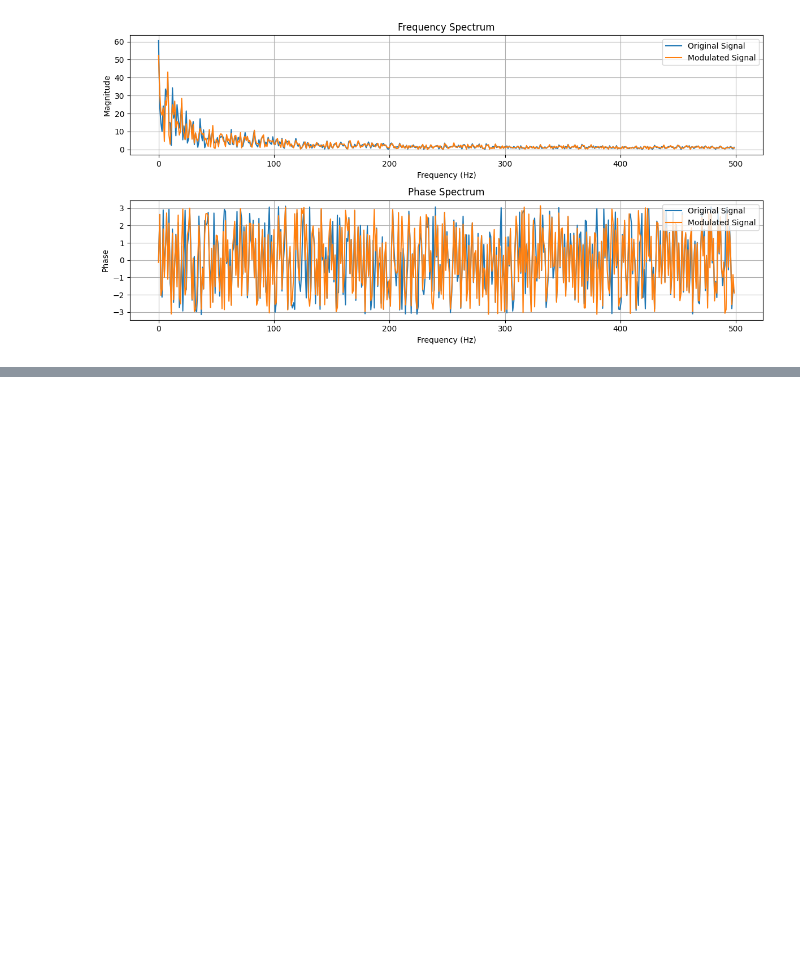
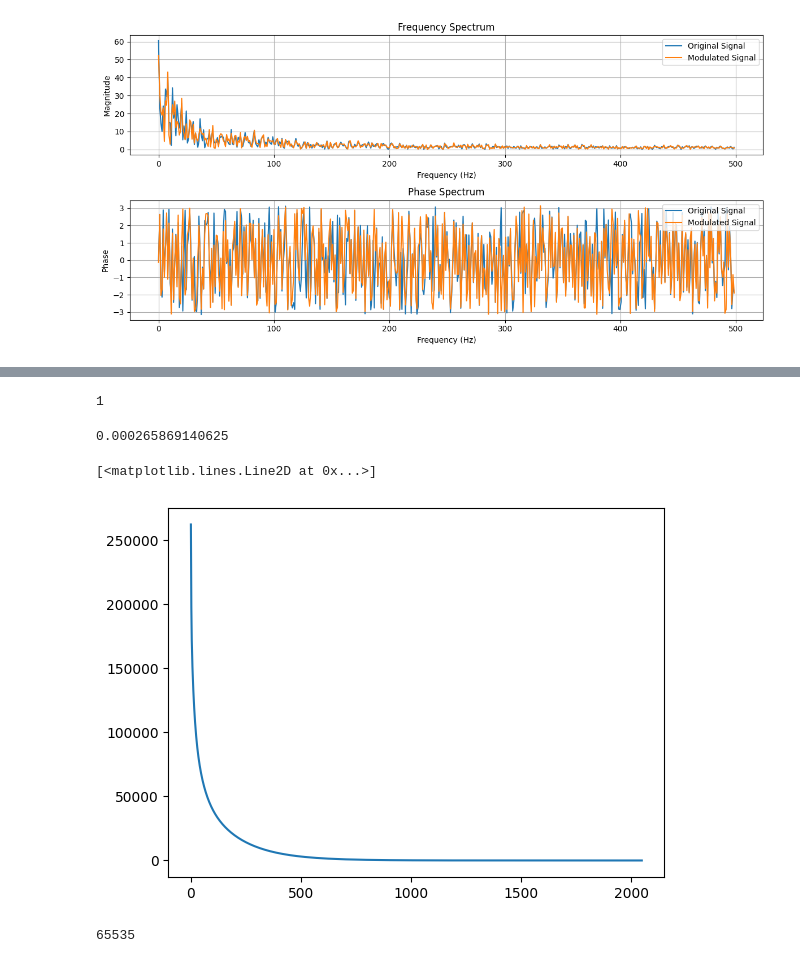
Before and after one commit to dcrovo/Neutrino-Pulse-Generator, a Jupyter notebook: test.ipynb, the cells around one changed output, grey strips where cells are left out. Drawn from its saved outputs; the diff is of its cells as text; code cells hidden in the pictures; blank space fills up the shorter version.

```diff
--- a/test.ipynb
+++ b/test.ipynb
@@ -162,0 +216,34 @@ plot_frequency_domain(time_points, signal, modulated_signal)
+# %%
+taus = [9.34e-3, 2.83e-3, 43.0e-3, 0.38e-3]
+num_samples = 2048
+signal, signal_int = [], []
+max_amp_int = np.power(2,16)-1
+sum = 0
+time_step = (45.0e-3*12.1)/2048
+
+for i in range(num_samples):
+    ti = i*time_step
+    for tau in taus:
+
+        sum += 1*np.exp(((-ti)/tau))
+
+    signal.append(sum)
+    signal_int.append(int(math.ceil(sum*max_amp_int)))
+    sum=0
+
+signal_int[2000]
+# %% [output]
+1
+# %%
+time_step
+# %% [output]
+0.000265869140625
+# %%
+plt.plot(signal_int)
+# %% [output]
+[<matplotlib.lines.Line2D at 0x...>]
+[figure, added]
+# %%
+max_amp_int
+# %% [output]
+65535
```
Also changed, not shown: parts of 8 cells of this notebook, 8 other files.
